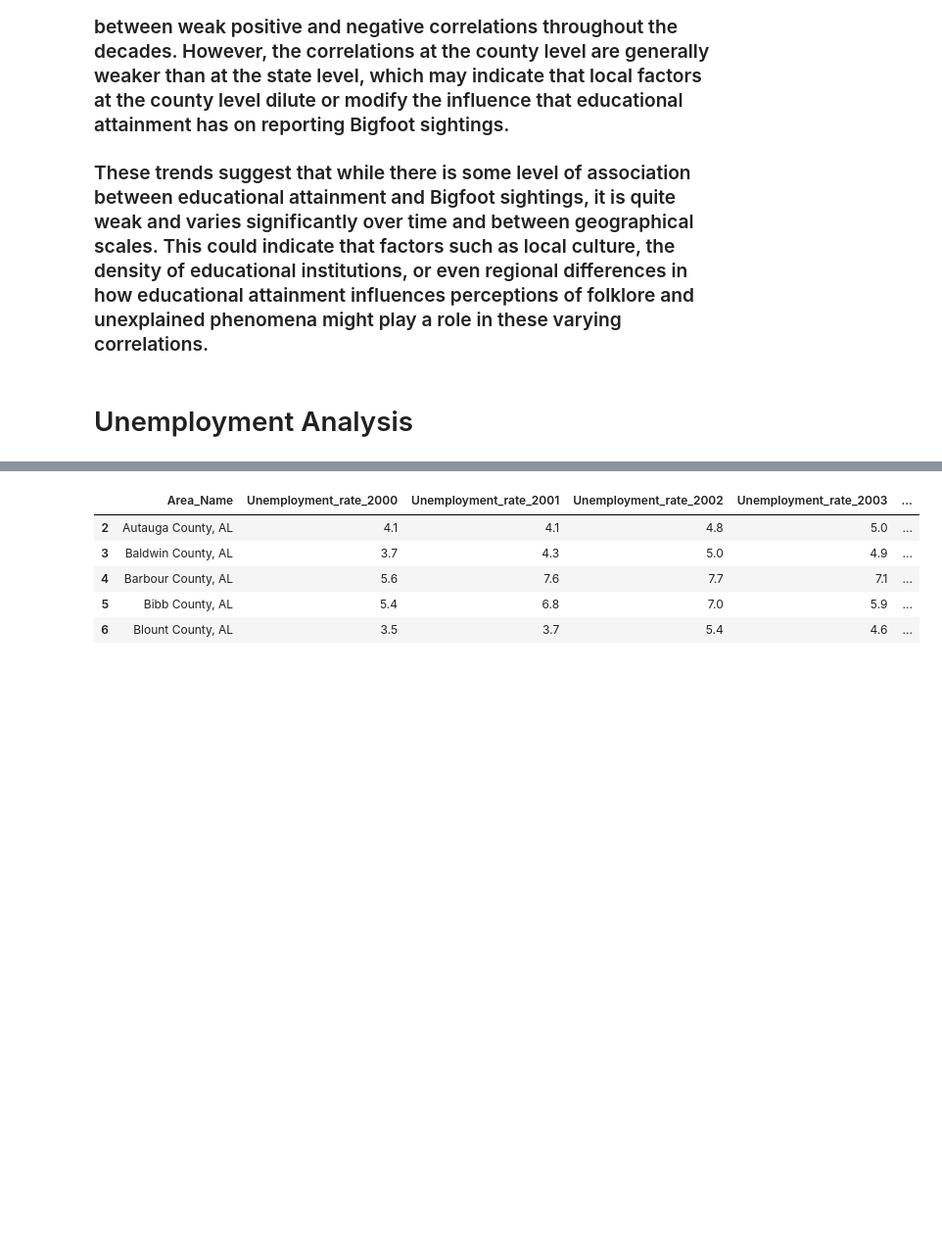
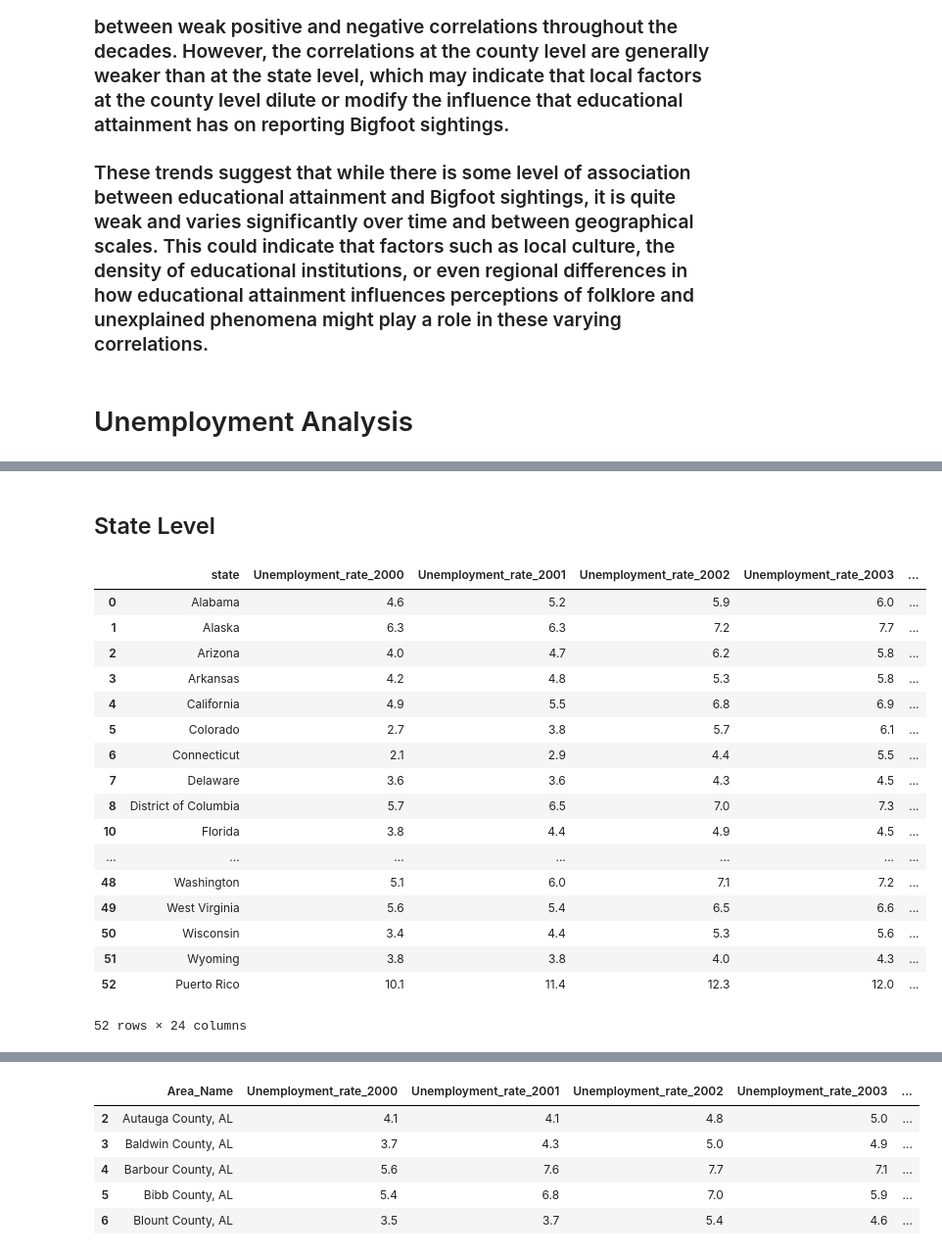
Before and after one commit to modestcharlie/2024Spr_projects, a Jupyter notebook: Final.ipynb, the cells around one changed output, grey strips where cells are left out. Shown at 98% size. Saved outputs shown, nothing was run; the diff lists cells and outputs as text; code cells hidden in the pictures; blank space fills up the shorter version.

```diff
--- a/Final.ipynb
+++ b/Final.ipynb
@@ -584,0 +579,30 @@ df_unemployment
+# %% [markdown]
+## State Level
+# %%
+state_unemployment = df_unemployment[~df_unemployment['Area_Name'].str.contains(',', case=False, na=False)]
+
+state_unemployment = state_unemployment.drop(state_unemployment.index[0])
+
+state_unemployment = state_unemployment.reset_index(drop=True)
+state_unemployment = state_unemployment.drop_duplicates()
+
+state_unemployment.rename(columns={'Area_Name':'state'})
+# %% [output]
+|  | state | Unemployment_rate_2000 | Unemployment_rate_2001 | Unemployment_rate_2002 | Unemployment_rate_2003 | ... |
+| 0 | Alabama | 4.6 | 5.2 | 5.9 | 6.0 | ... |
+| 1 | Alaska | 6.3 | 6.3 | 7.2 | 7.7 | ... |
+| 2 | Arizona | 4.0 | 4.7 | 6.2 | 5.8 | ... |
+| 3 | Arkansas | 4.2 | 4.8 | 5.3 | 5.8 | ... |
+| 4 | California | 4.9 | 5.5 | 6.8 | 6.9 | ... |
+| 5 | Colorado | 2.7 | 3.8 | 5.7 | 6.1 | ... |
+| 6 | Connecticut | 2.1 | 2.9 | 4.4 | 5.5 | ... |
+| 7 | Delaware | 3.6 | 3.6 | 4.3 | 4.5 | ... |
+| 8 | District of Columbia | 5.7 | 6.5 | 7.0 | 7.3 | ... |
+| 10 | Florida | 3.8 | 4.4 | 4.9 | 4.5 | ... |
+| ... | ... | ... | ... | ... | ... | ... |
+| 48 | Washington | 5.1 | 6.0 | 7.1 | 7.2 | ... |
+| 49 | West Virginia | 5.6 | 5.4 | 6.5 | 6.6 | ... |
+| 50 | Wisconsin | 3.4 | 4.4 | 5.3 | 5.6 | ... |
+| 51 | Wyoming | 3.8 | 3.8 | 4.0 | 4.3 | ... |
+| 52 | Puerto Rico | 10.1 | 11.4 | 12.3 | 12.0 | ... |
+52 rows × 24 columns
```
Also changed, not shown: parts of 12 cells of this notebook.
